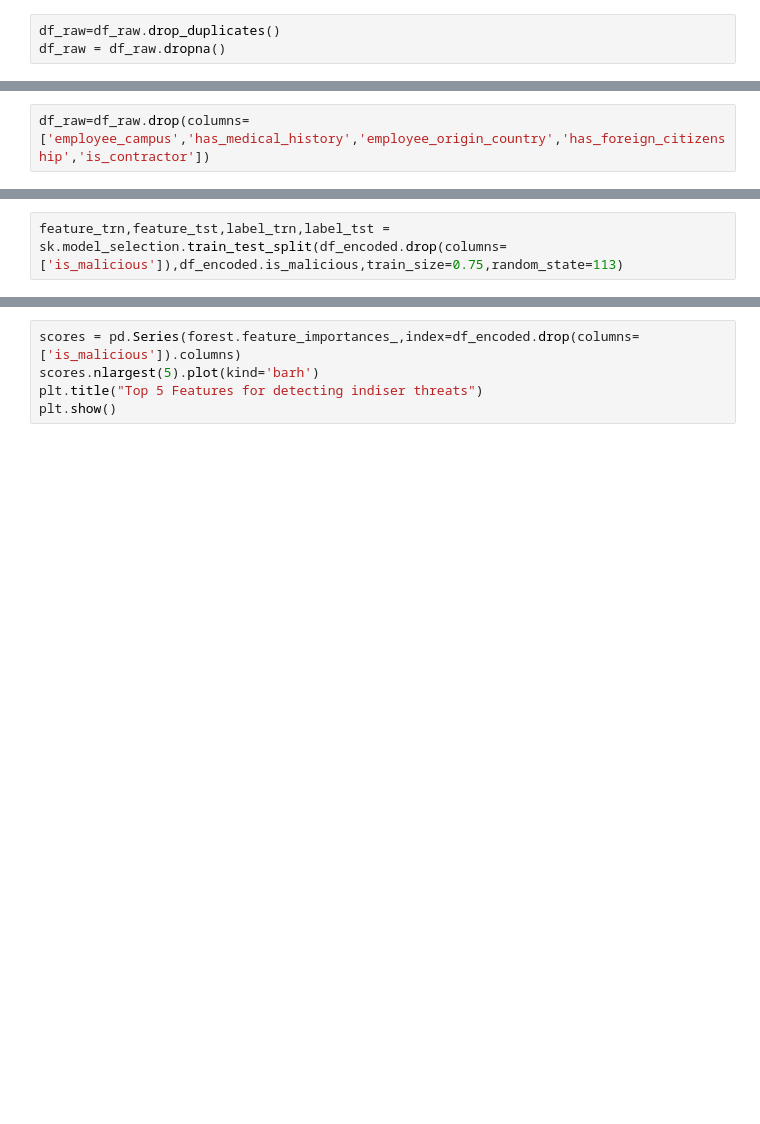
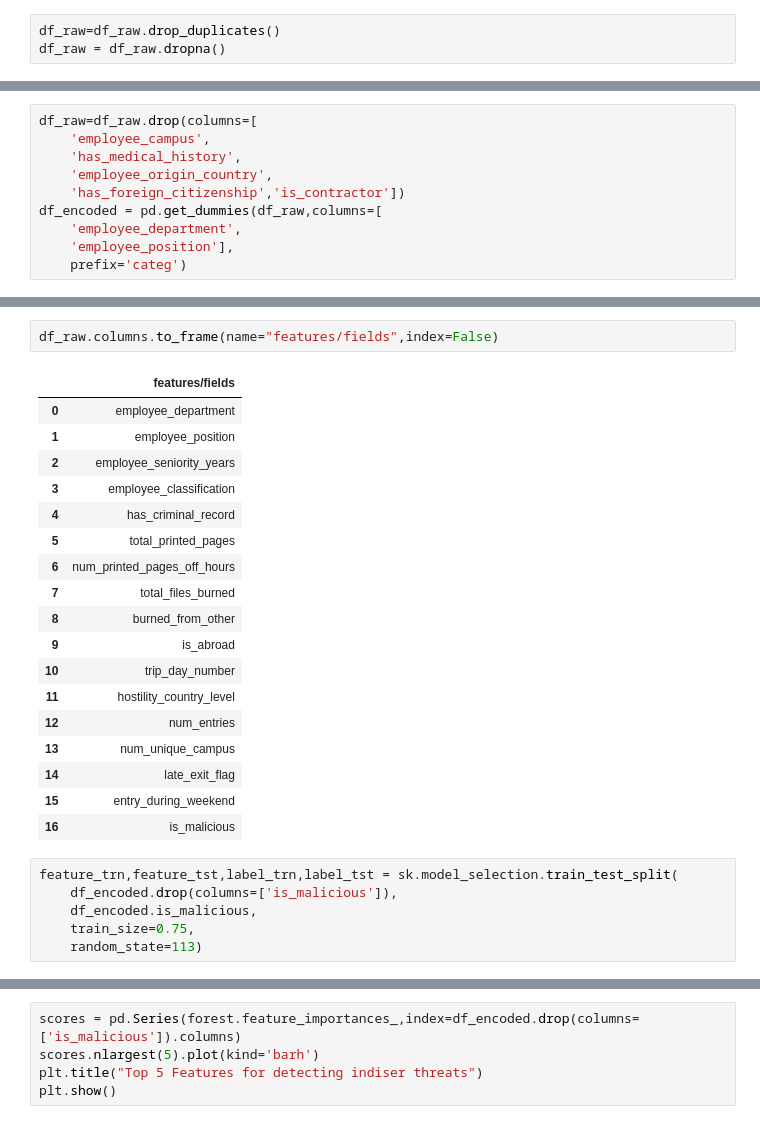
Before and after one commit to CodeHermez/Behavioral-Threat-Analyzer, a Jupyter notebook: backend/app/notebooks/720 Project Model Training Script .ipynb, the cells around one changed output, grey strips where cells are left out. Saved outputs shown, nothing was run; the diff lists cells and outputs as text; blank space fills up the shorter version.

```diff
--- a/backend/app/notebooks/720 Project Model Training Script .ipynb
+++ b/backend/app/notebooks/720 Project Model Training Script .ipynb
@@ -30,2 +26,10 @@ df_raw = df_raw.dropna()
 # %%
-df_raw=df_raw.drop(columns=['employee_campus','has_medical_history','employee_origin_country','has_foreign_citizenship','is_contractor'])
+df_raw=df_raw.drop(columns=[
+    'employee_campus',
+    'has_medical_history',
+    'employee_origin_country',
+    'has_foreign_citizenship','is_contractor'])
+df_encoded = pd.get_dummies(df_raw,columns=[
+    'employee_department',
+    'employee_position'],
+    prefix='categ')
@@ -34,2 +54,27 @@ df_encoded = pd.get_dummies(df_raw,columns=['employee_department','employee_posi
+# %%
+df_raw.columns.to_frame(name="features/fields",index=False)
+# %% [output]
+|  | features/fields |
+| 0 | employee_department |
+| 1 | employee_position |
+| 2 | employee_seniority_years |
+| 3 | employee_classification |
+| 4 | has_criminal_record |
+| 5 | total_printed_pages |
+| 6 | num_printed_pages_off_hours |
+| 7 | total_files_burned |
+| 8 | burned_from_other |
+| 9 | is_abroad |
+| 10 | trip_day_number |
+| 11 | hostility_country_level |
+| 12 | num_entries |
+| 13 | num_unique_campus |
+| 14 | late_exit_flag |
+| 15 | entry_during_weekend |
+| 16 | is_malicious |
 # %%
-feature_trn,feature_tst,label_trn,label_tst = sk.model_selection.train_test_split(df_encoded.drop(columns=['is_malicious']),df_encoded.is_malicious,train_size=0.75,random_state=113)
+feature_trn,feature_tst,label_trn,label_tst = sk.model_selection.train_test_split(
+    df_encoded.drop(columns=['is_malicious']),
+    df_encoded.is_malicious,
+    train_size=0.75,
+    random_state=113)
```
Also changed, not shown: parts of 14 cells of this notebook.
